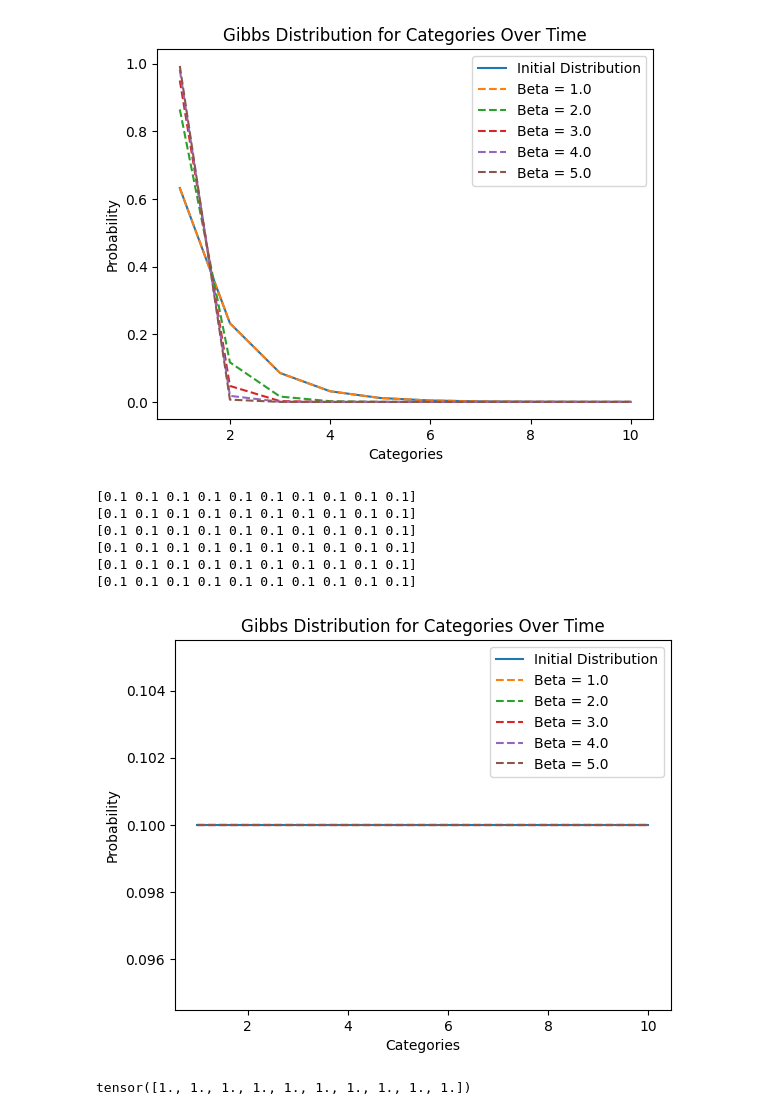
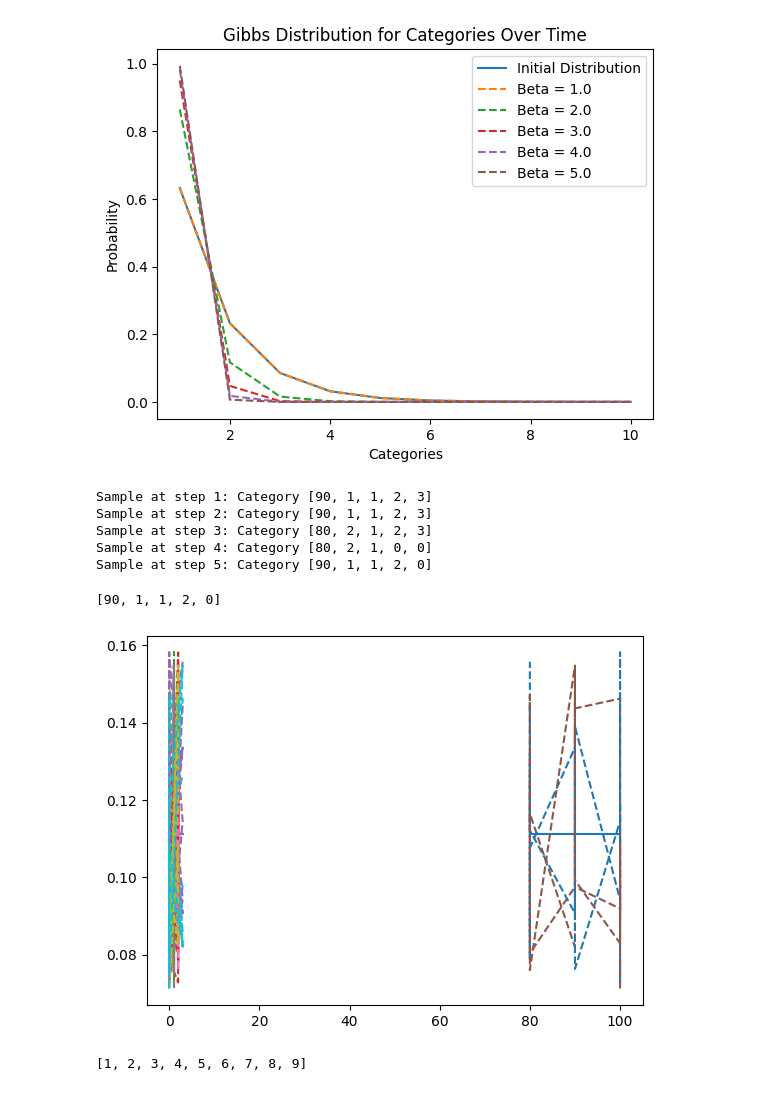
Before and after one commit to nhnhan92/RL_whisker, a Jupyter notebook: sofagym/envs/Whisker/test.ipynb, the cells around one changed output. Saved outputs shown, nothing was run; the diff lists cells and outputs as text; code cells hidden in the pictures.

```diff
--- a/sofagym/envs/Whisker/test.ipynb
+++ b/sofagym/envs/Whisker/test.ipynb
@@ -286,7 +286,10 @@ SyntaxError: invalid syntax (1791511410.py, line 5)
 # %%
 import numpy as np
 import matplotlib.pyplot as plt
-
+import torch
+categories = np.array([80,90,100]) # Categories from 1 to 10
+initial_logits = torch.ones(3,dtype=torch.float)
+initial_beta = 1.0  # Initial inverse temperature
 # Function to calculate Gibbs distribution
 def gibbs_distribution(energy, beta):
     return np.exp(-beta * energy)
@@ -357,62 +360,70 @@ update_gibbs_distribution_for_categories(categories, initial_beta, num_steps)
 # %%
 import torch
 import numpy as np
 import matplotlib.pyplot as plt
-
+from design_space.design_space import whiskerdesignspace
+import gym
 # Custom categorical distribution using dl.CatDist
 class CustomCategoricalDistribution:
     def __init__(self, logits):
         self.dist = torch.distributions.Categorical(logits=logits)
 
-    def probabilities(self):
-        return torch.softmax(self.dist.logits, dim=-1).numpy()  # Normalize logits to probabilities
+    def sample(self):
+        return self.dist.sample()
 
 # Function to calculate Gibbs distribution for categories using the custom distribution (CatDist)
 def gibbs_distribution_for_categories(categories, logits, beta):
     custom_dist = CustomCategoricalDistribution(logits * beta)
-    print(custom_dist.probabilities())
-    return custom_dist.probabilities()
+    return custom_dist
 
-# Function to update Gibbs distribution for categories over time
+# Function to update Gibbs distribution for categories over time and sample
 def update_gibbs_distribution_for_categories(categories, initial_logits, initial_beta, num_steps):
-    plt.plot(categories, gibbs_distribution_for_categories(categories, initial_logits, initial_beta), label='Initial Distribution')
-    current_logits = initial_logits *
+
+    plt.plot(categories, gibbs_distribution_for_categories(categories, initial_logits, initial_beta).dist.probs.numpy(), label='Initial Distribution')
+
     for step in range(1, num_steps + 1):
-        updated_beta = initial_beta * step  # Update beta over time
-        probabilities = gibbs_distribution_for_categories(categories, initial_logits, updated_beta)
-        plt.plot(categories, probabilities, linestyle='--', label=f'Beta = {updated_beta:.1f}')
+        updated_logits = initial_logits + torch.tensor(np.random.rand(initial_logits.shape[0]))  # Update logits with random values
+        current_distribution = gibbs_distribution_for_categories(categories, updated_logits, initial_beta)  # Calculate current distribution
+        plt.plot(categories, current_distribution.dist.probs.numpy(), linestyle='--', label=f'Step = {step}')
 
-    plt.title('Gibbs Distribution for Categories Over Time')
-    plt.xlabel('Categories')
-    plt.ylabel('Probability')
-    plt.legend()
-    plt.show()
+        # Sample from the current distribution
+        sample = current_distribution.sample()
+        print(f"Sample at step {step}: Category {categories[sample]}")
+
+    # plt.title('Gibbs Distribution for Categories Over Time')
+    # plt.xlabel('Categories')
+    # plt.ylabel('Probability')
+    # plt.legend()
+    # plt.show()
+    return sample
 
 # Example custom distribution function (replace this with your own distribution)
 def custom_distribution(categories):
     # Example: Quadratic distribution
-    return categories + 2
+    return categories ** 2
 
 # Initial parameters
-categories = np.arange(1, 11)  # Categories from 1 to 10
+categories = np.array([80,90,100]) # Categories from 1 to 10
+design_space = whiskerdesignspace.design_space()
+
 # initial_logits = torch.tensor(custom_distribution(categories), dtype=torch.float)  # Initial logits
-initial_logits = torch.ones(10,dtype=torch.float)
+initial_logits = torch.ones(len(design_space),dtype=torch.float)
 initial_beta = 1.0  # Initial inverse temperature
 num_steps = 5  # Number of update steps
 
 # Update and plot Gibbs distribution for categories over time
-update_gibbs_distribution_for_categories(categories, initial_logits, initial_beta, num_steps)
+sample = update_gibbs_distribution_for_categories(design_space, initial_logits, initial_beta, num_steps)
+design_space[sample.item()]
 # %% [output]
-[0.1 0.1 0.1 0.1 0.1 0.1 0.1 0.1 0.1 0.1]
-[0.1 0.1 0.1 0.1 0.1 0.1 0.1 0.1 0.1 0.1]
-[0.1 0.1 0.1 0.1 0.1 0.1 0.1 0.1 0.1 0.1]
-[0.1 0.1 0.1 0.1 0.1 0.1 0.1 0.1 0.1 0.1]
-[0.1 0.1 0.1 0.1 0.1 0.1 0.1 0.1 0.1 0.1]
-[0.1 0.1 0.1 0.1 0.1 0.1 0.1 0.1 0.1 0.1]
+Sample at step 1: Category [90, 1, 1, 2, 3]
+Sample at step 2: Category [90, 1, 1, 2, 3]
+Sample at step 3: Category [80, 2, 1, 2, 3]
+Sample at step 4: Category [80, 2, 1, 0, 0]
+Sample at step 5: Category [90, 1, 1, 2, 0]
+[90, 1, 1, 2, 0]
-[figure, old version]
+[figure, new version]
-# %%
-# initial_logits = torch.tensor(torch.ones(1,10))
-# initial_logits
-torch.ones(10)
-# %% [output]
-tensor([1., 1., 1., 1., 1., 1., 1., 1., 1., 1.])
+# %%
+categories = list(range(1,10))
+categories
+# %% [output]
+[1, 2, 3, 4, 5, 6, 7, 8, 9]
```
Also changed, not shown: parts of 4 cells of this notebook, 5 other files.
